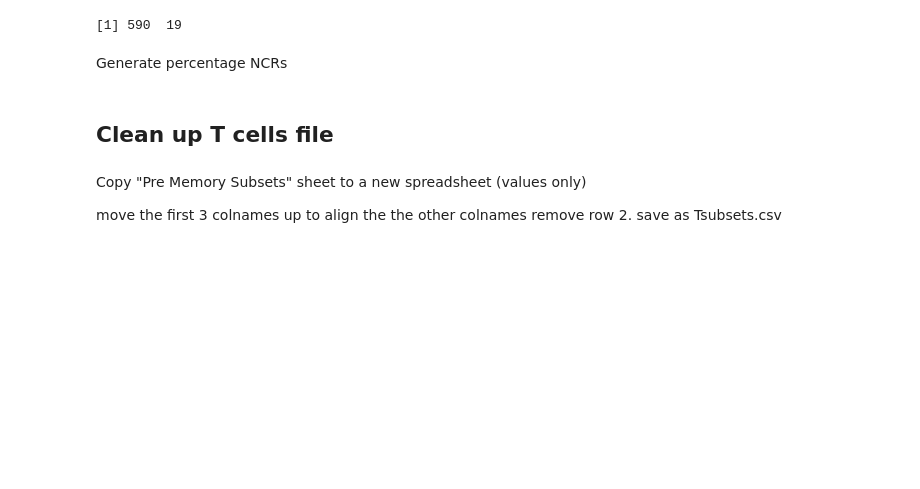
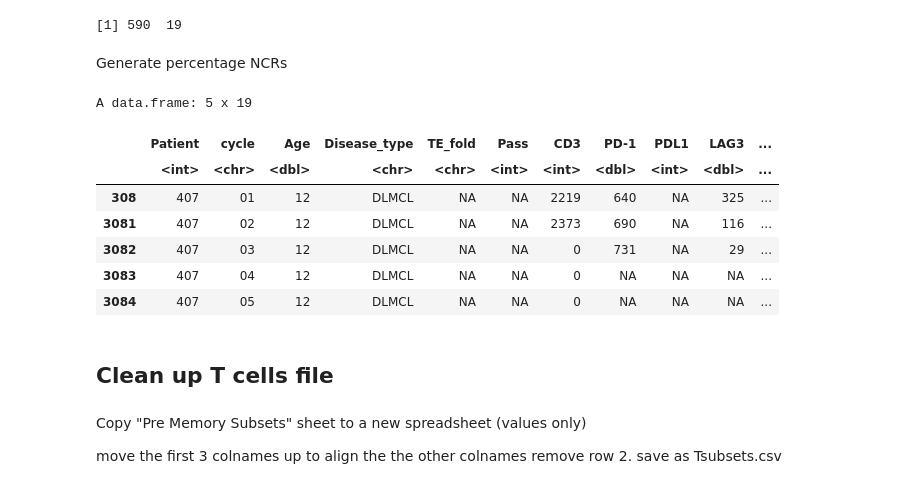
Before and after one commit to pughlab/ped_CapTCRseq, a Jupyter notebook: notebooks/01_metadata_flow.ipynb, the cells around one changed output. Drawn from its saved outputs; the diff is of its cells as text; code cells hidden in the pictures; blank space fills up the shorter version.

```diff
--- a/notebooks/01_metadata_flow.ipynb
+++ b/notebooks/01_metadata_flow.ipynb
@@ -205,6 +272,17 @@ dim(myNCRdf)
 [1] 590  19
 # %% [markdown]
 Generate percentage NCRs
+# %%
+head(myNCRdf[ myNCRdf$Patient == "407",])
+# %% [output]
+A data.frame: 5 x 19
+|  | Patient | cycle | Age | Disease_type | TE_fold | Pass | CD3 | PD-1 | PDL1 | LAG3 | ... |
+|  | <int> | <chr> | <dbl> | <chr> | <chr> | <int> | <int> | <dbl> | <int> | <dbl> | ... |
+| 308 | 407 | 01 | 12 | DLMCL | NA | NA | 2219 | 640 | NA | 325 | ... |
+| 3081 | 407 | 02 | 12 | DLMCL | NA | NA | 2373 | 690 | NA | 116 | ... |
+| 3082 | 407 | 03 | 12 | DLMCL | NA | NA | 0 | 731 | NA | 29 | ... |
+| 3083 | 407 | 04 | 12 | DLMCL | NA | NA | 0 | NA | NA | NA | ... |
+| 3084 | 407 | 05 | 12 | DLMCL | NA | NA | 0 | NA | NA | NA | ... |
 # %%
 myNCRdf$`PD1%` <- (myNCRdf$`PD-1`/myNCRdf$CD3)* 100
 myNCRdf$`PDL1%` <- (myNCRdf$PDL1/myNCRdf$CD3)* 100
```
Also changed, not shown: parts of 28 cells of this notebook, 2 other files.
